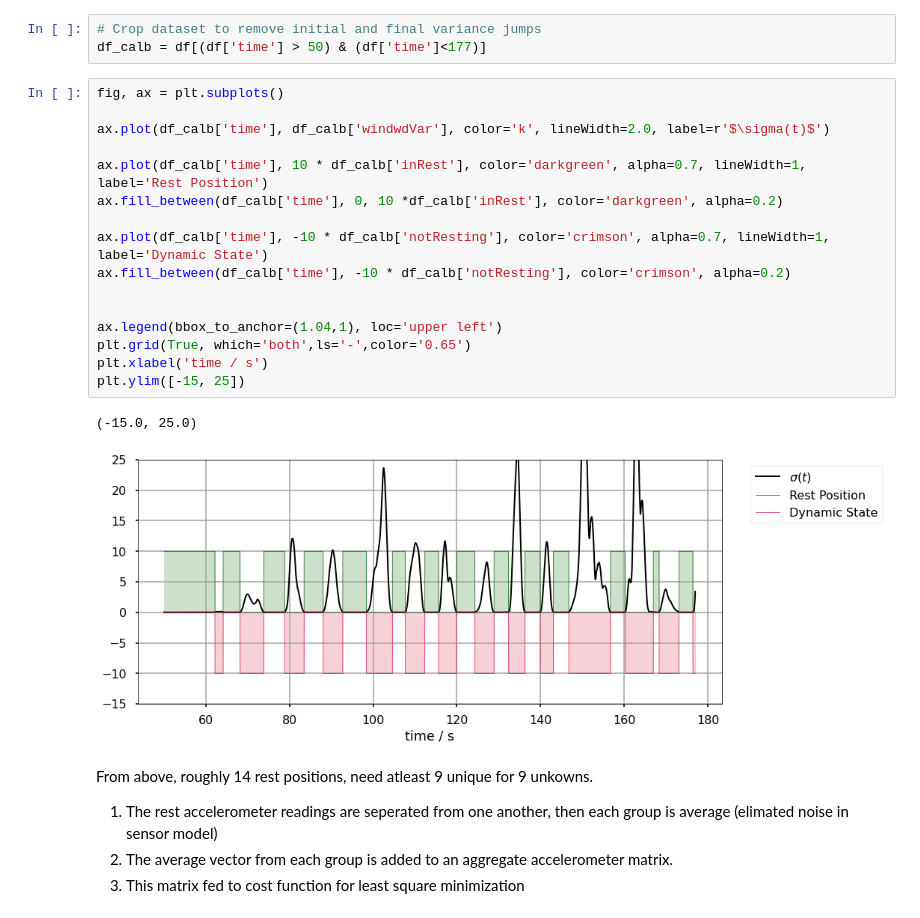
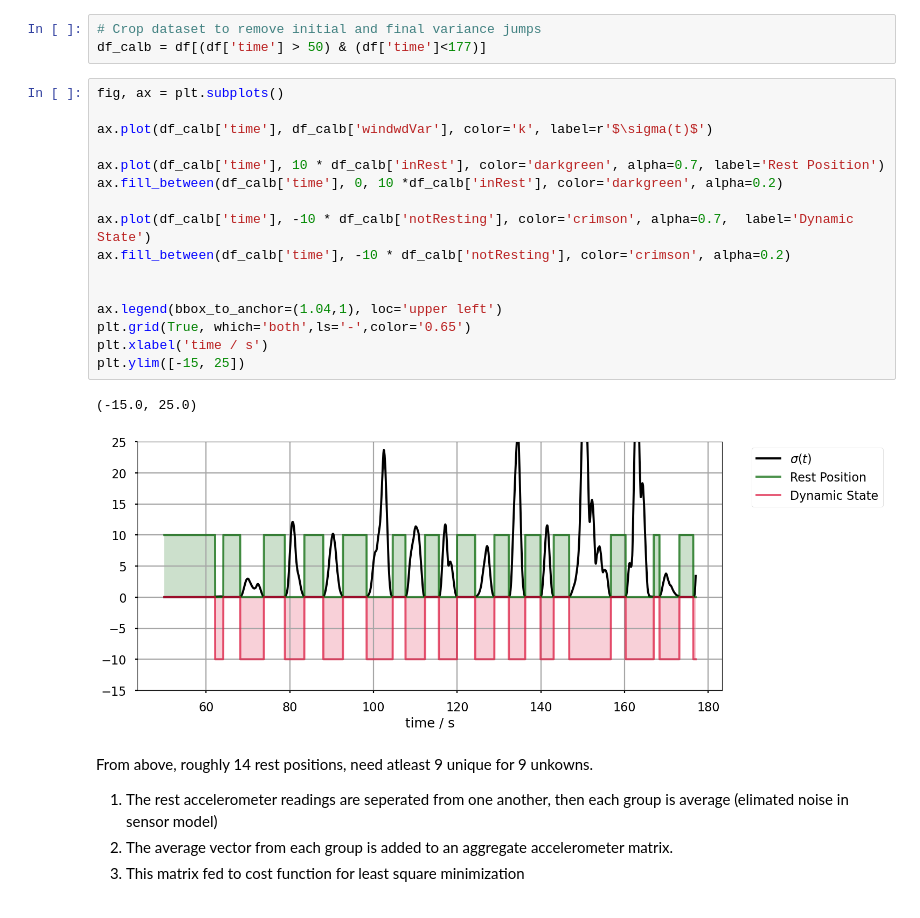
Before and after one commit to vehicle-trace-echo/imu_calibration, a Jupyter notebook: calibration_framework.ipynb, the cells around one changed output. Cells and saved outputs as stored; diff of their text form.

```diff
--- a/calibration_framework.ipynb
+++ b/calibration_framework.ipynb
@@ -212,22 +212,22 @@ df_calb = df[(df['time'] > 50) & (df['time']<177)]
 # %%
 fig, ax = plt.subplots()
 
-ax.plot(df_calb['time'], df_calb['windwdVar'], color='k', lineWidth=2.0, label=r'$\sigma(t)$')
+ax.plot(df_calb['time'], df_calb['windwdVar'], color='k', label=r'$\sigma(t)$')
 
-ax.plot(df_calb['time'], 10 * df_calb['inRest'], color='darkgreen', alpha=0.7, lineWidth=1, label='Rest Position')
+ax.plot(df_calb['time'], 10 * df_calb['inRest'], color='darkgreen', alpha=0.7, label='Rest Position')
 ax.fill_between(df_calb['time'], 0, 10 *df_calb['inRest'], color='darkgreen', alpha=0.2)
 
-ax.plot(df_calb['time'], -10 * df_calb['notResting'], color='crimson', alpha=0.7, lineWidth=1, label='Dynamic State')
+ax.plot(df_calb['time'], -10 * df_calb['notResting'], color='crimson', alpha=0.7,  label='Dynamic State')
 ax.fill_between(df_calb['time'], -10 * df_calb['notResting'], color='crimson', alpha=0.2)
 
 
 ax.legend(bbox_to_anchor=(1.04,1), loc='upper left')
 plt.grid(True, which='both',ls='-',color='0.65')
 plt.xlabel('time / s')
 plt.ylim([-15, 25])
 # %% [output]
 (-15.0, 25.0)
-[figure, old version]
+[figure, new version]
 # %% [markdown]
 From above, roughly 14 rest positions, need atleast 9 unique for 9 unkowns.
 1. The rest accelerometer readings are seperated from one another, then each group is average (elimated noise in sensor model)
```
Also changed, not shown: parts of 13 cells of this notebook.
